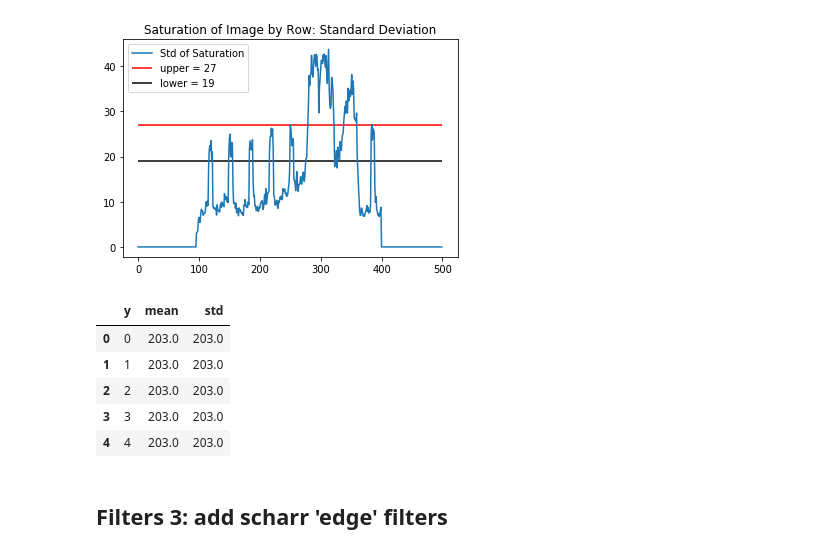
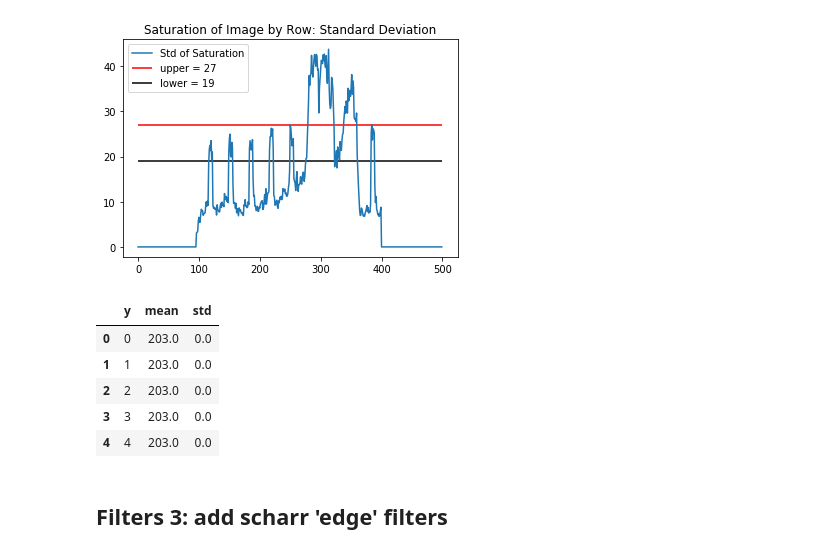
Before and after one commit to MegansColorado/Lined_Boats, a Jupyter notebook: Image_exploration.ipynb, the cells around one changed output. Cells and saved outputs as stored; diff of their text form; code cells hidden in the pictures.

```diff
--- a/Image_exploration.ipynb
+++ b/Image_exploration.ipynb
@@ -218,15 +209,15 @@ plt.legend()
 [figure]
 # %%
 #create new DF with std and mean
-mean_std_df = pd.DataFrame({'y': range(500), 'mean': sketch_grey.mean(axis = 1), 'std': np.mean(sketch_grey, axis =1)})
+mean_std_df = pd.DataFrame({'y': range(500), 'mean': sketch_grey.mean(axis = 1), 'std': np.std(sketch_grey, axis =1)})
 mean_std_df.head()
 # %% [output]
 |  | y | mean | std |
-| 0 | 0 | 203.0 | 203.0 |
-| 1 | 1 | 203.0 | 203.0 |
-| 2 | 2 | 203.0 | 203.0 |
-| 3 | 3 | 203.0 | 203.0 |
-| 4 | 4 | 203.0 | 203.0 |
+| 0 | 0 | 203.0 | 0.0 |
+| 1 | 1 | 203.0 | 0.0 |
+| 2 | 2 | 203.0 | 0.0 |
+| 3 | 3 | 203.0 | 0.0 |
+| 4 | 4 | 203.0 | 0.0 |
 # %% [markdown]
 ## Filters 3: add scharr 'edge' filters
 # %%
```
Also changed, not shown: parts of 15 cells of this notebook.
